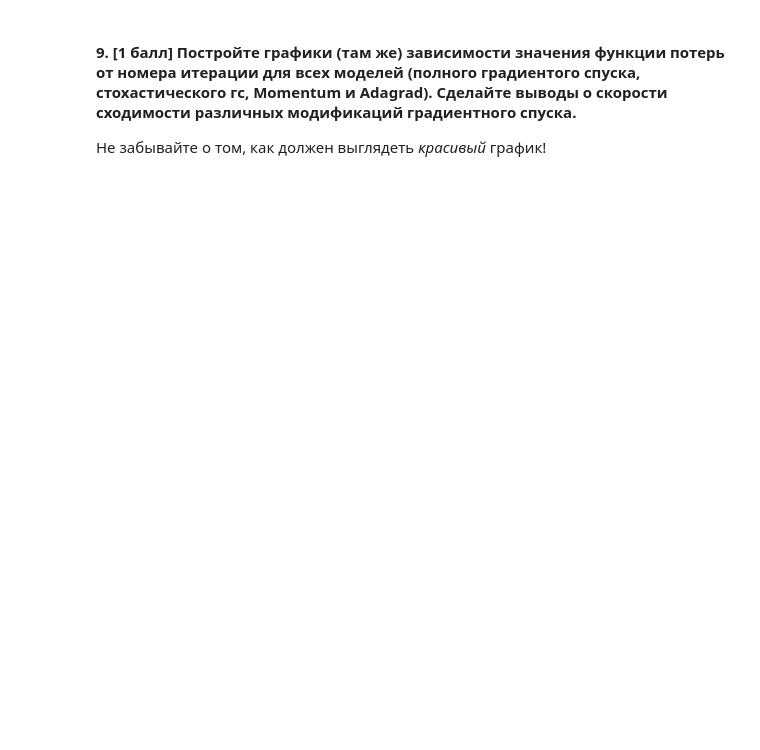
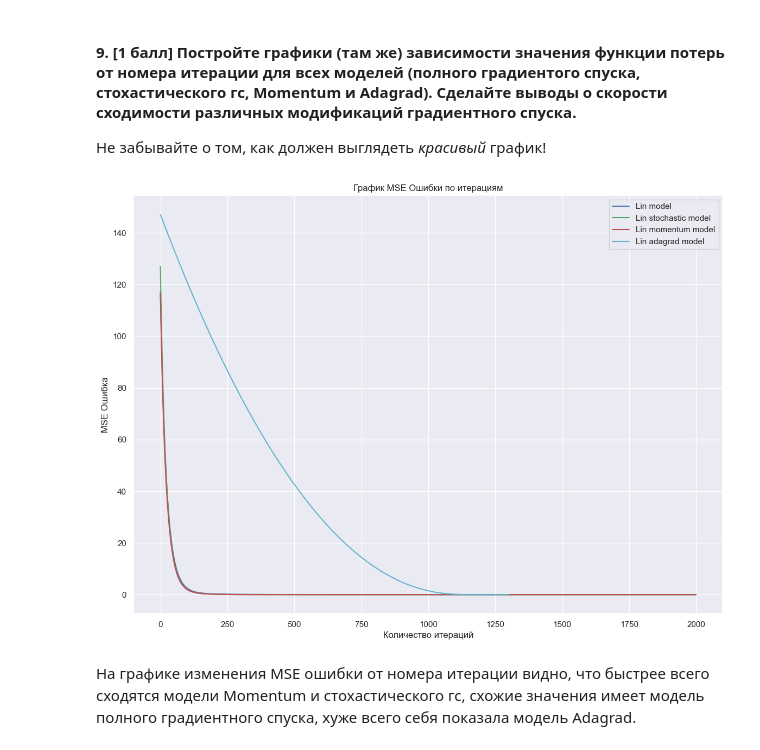
Before and after one commit to Bogdan108/ML, a Jupyter notebook: HW/HW_2/hw2_2023.ipynb, the cells around one changed output. Cells and saved outputs as stored; diff of their text form; code cells hidden in the pictures; blank space fills up the shorter version.

```diff
--- a/HW/HW_2/hw2_2023.ipynb
+++ b/HW/HW_2/hw2_2023.ipynb
@@ -577,8 +535,8 @@ from sklearn.base import BaseEstimator
 
 
 class LinReg(BaseEstimator):
-    def __init__(self, delta=1.0, gd_type='Momentum',
-                 tolerance=1e-6, max_iter=100000, w0=None, eta=1e-4, alpha=1e-3, epsilon=1e-5):
+    def __init__(self, delta=1.0, gd_type='GradientDescent',
+                 tolerance=1e-5, max_iter=10000, w0=None, eta=1e-4, alpha=1e-3, epsilon=1e-5):
         """
         gd_type: str
             'GradientDescent', 'StochasticDescent', 'Momentum', 'Adagrad'
@@ -599,7 +557,7 @@ class LinReg(BaseEstimator):
         epsilon: float
             numerical stability
         """
-        self.epsilon = 1e-5
+        self.epsilon = epsilon
         self.indicator_ones = False
         self.indicator_stch = False
         self.h = 0
@@ -612,6 +570,7 @@ class LinReg(BaseEstimator):
         self.alpha = alpha
         self.w = None
         self.eta = eta
+        self.reg_cf = 1e-3
         self.loss_history = None  # list of loss function values at each training iteration
 
     def fit(self, X, y):
@@ -628,7 +587,7 @@ class LinReg(BaseEstimator):
             ones_column = np.ones((X.shape[0], 1))
             X = np.c_[ones_column, X]
 
-        if self.w0 == None:
+        if self.w0 is None:
             self.w0 = np.random.normal(0, 1, size=X.shape[1])
             self.w = self.w0.copy()
 
@@ -660,9 +619,14 @@ class LinReg(BaseEstimator):
         """
         w_temp = self.w.copy()
 
+        # удаляем коэффициент, отвечающий за константу, для регуляризации
+        w_regular = self.w.copy()
+        w_regular[0] = 0
+
         if self.gd_type == "GradientDescent":
             w_temp -= 2 * self.eta * \
-                np.dot(X.T, np.dot((X), self.w) - y) / y.shape[0]
+                np.dot(X.T, np.dot((X), self.w) - y) / \
+                y.shape[0] + 2 * self.reg_cf * w_regular
 
         if self.gd_type == "StochasticDescent":
             if self.indicator_stch == False:
@@ -674,20 +638,20 @@ class LinReg(BaseEstimator):
             y_stch = y.values[self.sample]
             w_temp -= 2 * self.eta * \
                 np.dot(X_stch.T, np.dot(X_stch,
-                       self.w) - y_stch) / self.batch_size
+                       self.w) - y_stch) / self.batch_size + 2 * self.reg_cf * w_regular
 
         if self.gd_type == "Momentum":
             h_new = self.alpha*self.h + 2*self.eta * \
-                np.dot(X.T, np.dot((X), self.w) - y) / y.shape[0]
+                np.dot(X.T, np.dot((X), self.w) - y) / y.shape[0] + 2 * self.reg_cf * w_regular
             self.h = h_new
             w_temp = self.w - h_new
 
         if self.gd_type == "Adagrad":
             g_new = self.g + np.dot(2*np.dot(X.T, np.dot((X), self.w) - y) /
-                                    y.shape[0], 2*np.dot(X.T, np.dot((X), self.w) - y) / y.shape[0])
-            w_temp = self.w - self.eta * 2 * \
+                                    y.shape[0] + 2 * self.reg_cf * w_regular, 2*np.dot(X.T, np.dot((X), self.w) - y) / y.shape[0]+ 2 * self.reg_cf * w_regular)
+            w_temp = self.w - (self.eta * 2 * \
                 np.dot(X.T, np.dot((X), self.w) - y) / \
-                y.shape[0] / np.sqrt(g_new + self.epsilon)
+                y.shape[0] + 2 * self.reg_cf * w_regular)/ np.sqrt(g_new + self.epsilon)
 
         return w_temp
 
@@ -726,0 +735,19 @@ AttributeError: 'LinReg' object has no attribute 'epsilon'
+# %%
+mse_errors = [lin_model_custom.loss_history[:2000], lin_model_stochastic_custom.loss_history[:2000], lin_model_momentum_custom.loss_history[:2000], lin_model_adagrad_custom.loss_history[:2000]]
+colors = ['b', 'g', 'r', 'c']
+labels = ['Lin model', 'Lin stochastic model', 'Lin momentum model', 'Lin adagrad model']
+plt.figure(figsize=(14, 10))
+
+for i in range(4):
+    plt.plot(range(len(mse_errors[i])), mse_errors[i], color=colors[i], label=labels[i])
+
+plt.xlabel('Количество итераций')
+plt.ylabel('MSE Ошибка')
+plt.title('График MSE Ошибки по итерациям')
+plt.legend()
+
+plt.show()
+# %% [output]
+[figure, added]
+# %% [markdown]
+На графике изменения MSE ошибки от номера итерации видно, что быстрее всего сходятся модели Momentum и стохастического гс, схожие значения имеет модель полного градиентного спуска, хуже всего себя показала модель Adagrad.
```
Also changed, not shown: parts of 23 cells of this notebook, 2 other files.
